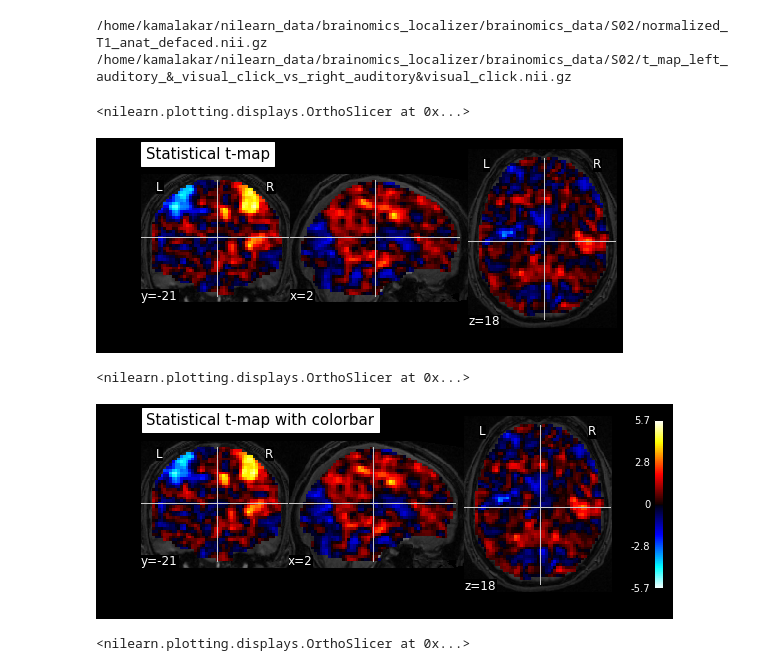
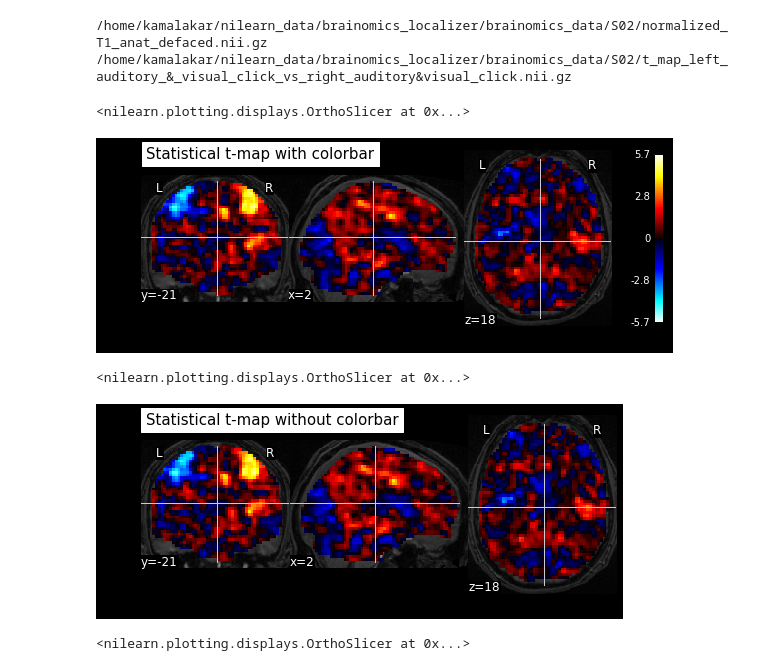
Before and after one commit to KamalakerDadi/Tutorial, a Jupyter notebook: Neurospin/nilearn_basic_plotting.ipynb, the cells around one changed output. Saved outputs shown, nothing was run; the diff lists cells and outputs as text; code cells hidden in the pictures.

```diff
--- a/Neurospin/nilearn_basic_plotting.ipynb
+++ b/Neurospin/nilearn_basic_plotting.ipynb
@@ -132,20 +132,20 @@ print(localizer_tmap_filename)
 # Visualize statistical t-map on its anatomical image
 
 plotting.plot_stat_map(localizer_tmap_filename, bg_img=localizer_anat_filename,
-                       title="Statistical t-map", colorbar=False)
+                       title="Statistical t-map with colorbar")
 # %% [output]
 <nilearn.plotting.displays.OrthoSlicer at 0x...>
-[figure, old version]
+[figure, new version]
 # %%
 # We focus on changing some interesting parameters
 
 # Visualize statistical t-map on its anatomical image with colorbar
 # (default True)
 plotting.plot_stat_map(localizer_tmap_filename, bg_img=localizer_anat_filename,
-                       title="Statistical t-map with colorbar")
+                       title="Statistical t-map without colorbar", colorbar=False)
 # %% [output]
 <nilearn.plotting.displays.OrthoSlicer at 0x...>
-[figure, old version]
+[figure, new version]
 # %%
 # Visualizing t-map with `threshold=3` based on its statistical intensities
 plotting.plot_stat_map(localizer_tmap_filename, bg_img=localizer_anat_filename,
```
Also changed, not shown: parts of 15 cells of this notebook, 1 other file.
